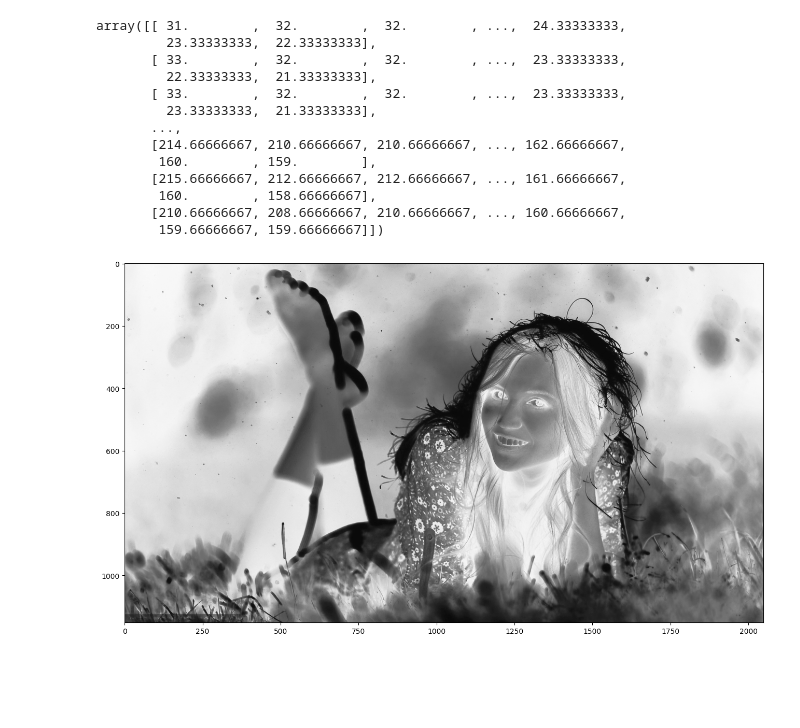
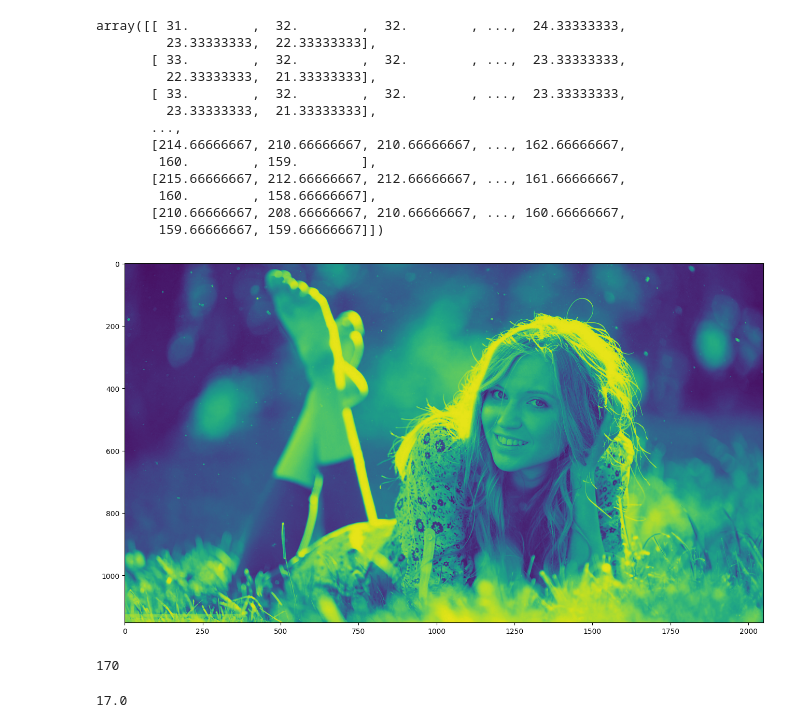
Before and after one commit to anoban/python, a Jupyter notebook: torch.ipynb, the cells around one changed output. Cells and saved outputs as stored; diff of their text form; code cells hidden in the pictures; blank space fills up the shorter version.

```diff
--- a/torch.ipynb
+++ b/torch.ipynb
@@ -137,9 +138,17 @@ array([[ 31.        ,  32.        ,  32.        , ...,  24.33333333,
 # %%
 # that looks horrendous.
 
 fig, axes = plt.subplots()
 fig.set_size_inches(16, 9)
-plt.imshow(bw_pixels, cmap = "Greys")
+plt.imshow(bw_pixels, cmap = "viridis")
 plt.show()
 # %% [output]
-[figure, old version]
+[figure, new version]
+# %%
+len(list(colormaps))
+# %% [output]
+170
+# %%
+170 / 10
+# %% [output]
+17.0
```
Also changed, not shown: parts of 3 cells of this notebook.
